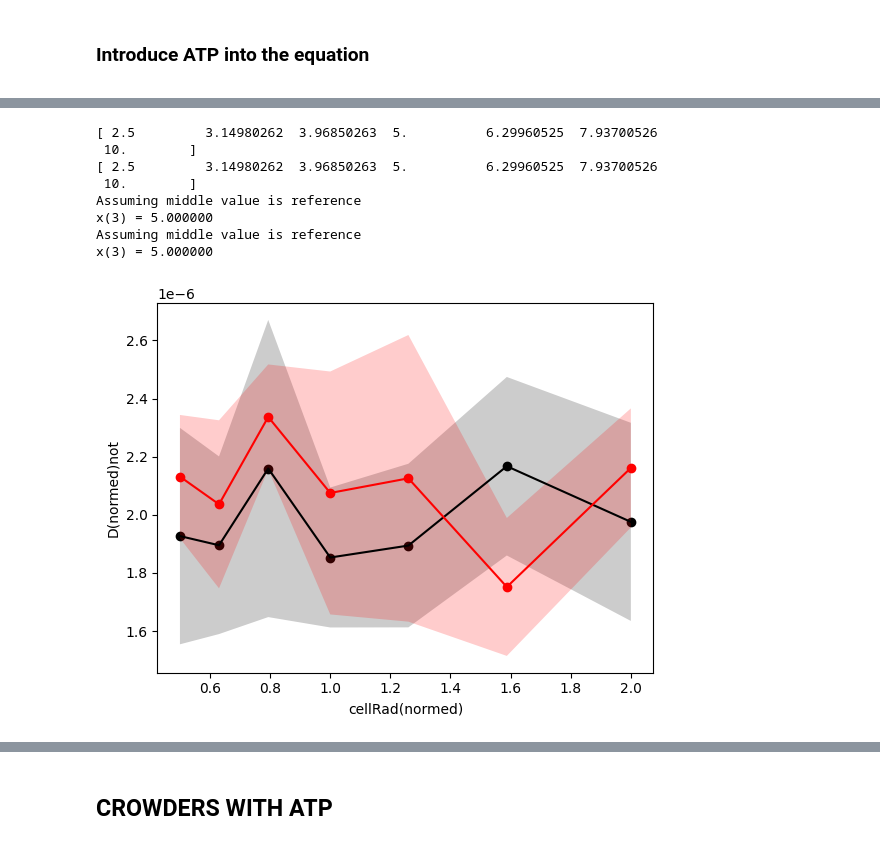
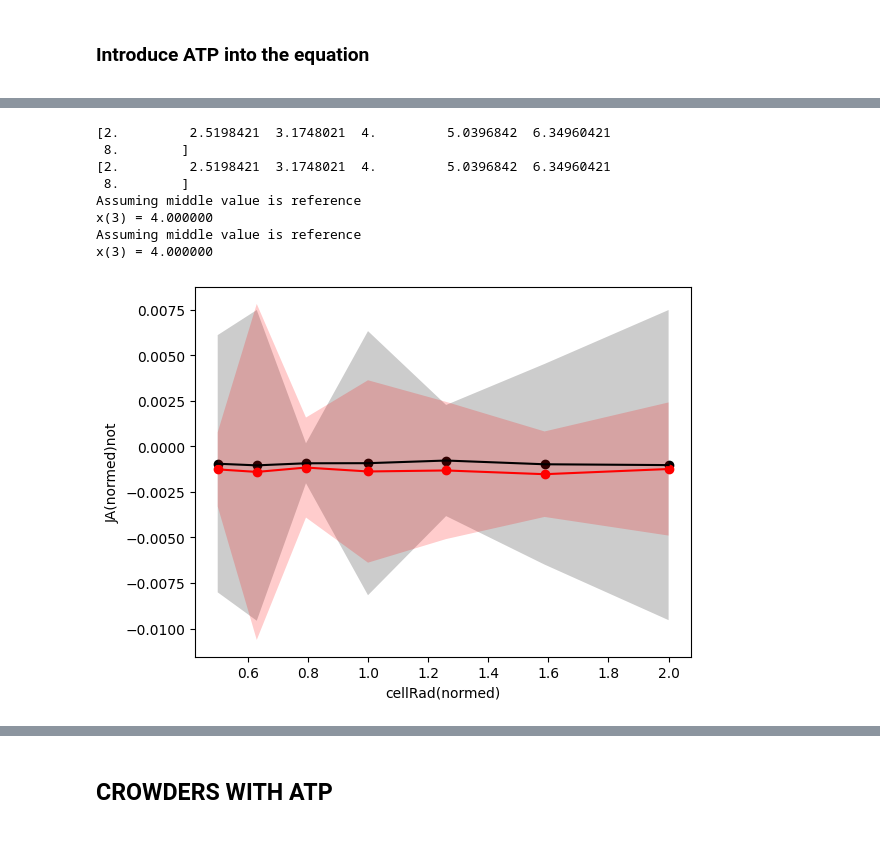
Before and after one commit to huskeypm/cellmigration, a Jupyter notebook: migration_paper.ipynb, the cells around one changed output, grey strips where cells are left out. Saved outputs shown, nothing was run; the diff lists cells and outputs as text; code cells hidden in the pictures.

```diff
--- a/migration_paper.ipynb
+++ b/migration_paper.ipynb
@@ -65,7 +65,7 @@ def ProcessGroup(df,key):
   return uniqueVals,Ds,Dstds, JAs, vFs
 # %%
 
-def PlotKey(conds,Ds,Dstds,key,color='k',normalize=False,altName=None):
+def PlotKey(conds,Ds,Dstds,key,color='k',normalize=False,altName=None,mode="D"):
 
   if normalize:
     print("Assuming middle value is reference")
@@ -96,7 +96,7 @@ def PlotKey(conds,Ds,Dstds,key,color='k',normalize=False,altName=None):
     plt.xlabel(key+normed)
   else:
     plt.xlabel(altName)
-  plt.ylabel("D"+normed+"not")
+  plt.ylabel(mode+normed+"not")
   plt.gcf().savefig(key+".png")
 # %% [markdown]
 Partition file according to cases
@@ -240,34 +243,36 @@ x(3) = 20.000000
 # %%
 
 key = "cellRad"
 
 case = empty()
 case.conds,case.Ds,case.Dstds,case.JAs, case.vFs  = ProcessGroup(df,key)
 cases[key+"-atp"] = case
 
 
 case = empty()
 case.conds,case.Ds,case.Dstds,case.JAs, case.vFs  = ProcessGroup(dfATP,key)
 cases[key+"+atp"] = case
 
 
 case = cases[key+"-atp"]
-PlotKey(case.conds,case.Ds,case.Dstds,key,normalize=True)
+PlotKey(case.conds,case.JAs,case.Dstds,key,color='k',normalize=True,mode="JA")
+
 
 case = cases[key+"+atp"]
-PlotKey(case.conds,case.Ds,case.Dstds,key,color='r',normalize=True)
+PlotKey(case.conds,case.JAs,case.Dstds,key,color='r',normalize=True,mode="JA")
+
 
 plt.gcf().savefig(outPath+"fig4_cellRad.png",dpi=300)
 # %% [output]
-[ 2.5         3.14980262  3.96850263  5.          6.29960525  7.93700526
- 10.        ]
-[ 2.5         3.14980262  3.96850263  5.          6.29960525  7.93700526
- 10.        ]
+[2.         2.5198421  3.1748021  4.         5.0396842  6.34960421
+ 8.        ]
+[2.         2.5198421  3.1748021  4.         5.0396842  6.34960421
+ 8.        ]
 Assuming middle value is reference
-x(3) = 5.000000
+x(3) = 4.000000
 Assuming middle value is reference
-x(3) = 5.000000
+x(3) = 4.000000
-[figure, old version]
+[figure, new version]
 # %%
 key = "cellAttr"
 
```
Also changed, not shown: parts of 9 cells of this notebook.
